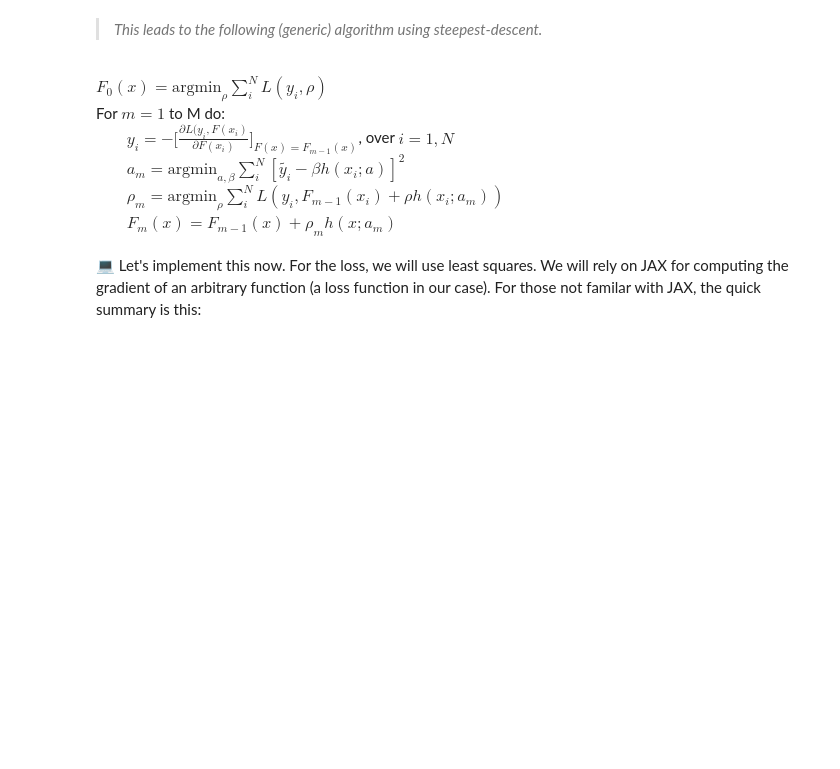
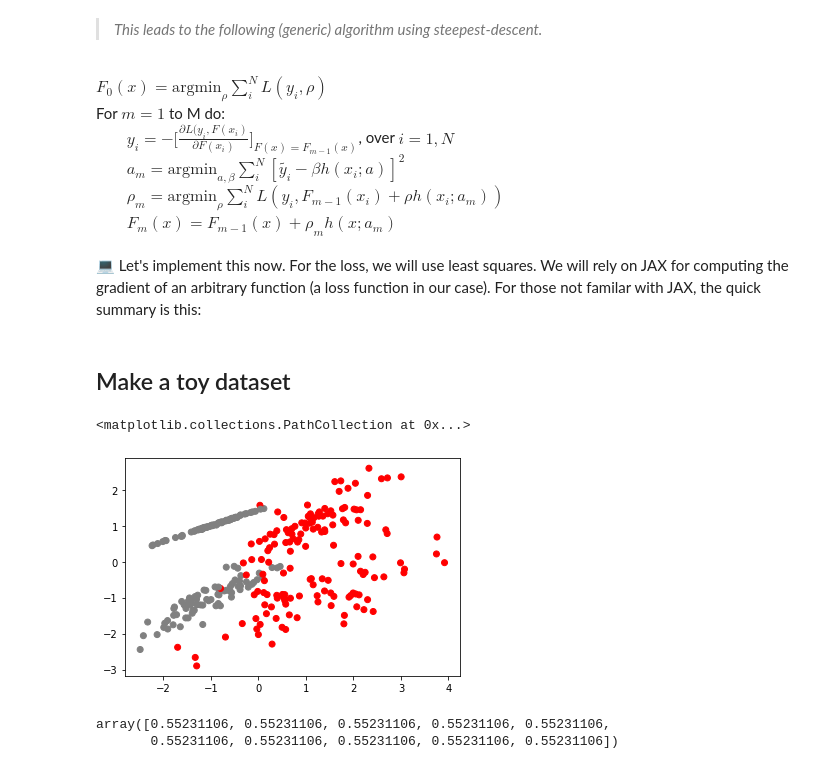
Before and after one commit to mattsgithub/papers-deconstructed, a Jupyter notebook: greedy_function_approximation_a_gradient_boosting_machine.ipynb, the cells around one changed output. Drawn from its saved outputs; the diff is of its cells as text; code cells hidden in the pictures; blank space fills up the shorter version.

```diff
--- a/greedy_function_approximation_a_gradient_boosting_machine.ipynb
+++ b/greedy_function_approximation_a_gradient_boosting_machine.ipynb
@@ -628,3 +635,36 @@ class GBM():
             y_hat = y_hat - self.step_size * grad_hat
 
         return y_hat
+# %% [markdown]
+## Make a toy dataset
+# %%
+from sklearn.datasets import make_classification
+
+X, y = make_classification(n_samples=300,
+                           n_features=2,
+                           n_redundant=0,
+                           random_state=22)
+plt.scatter(X[:,0], X[:, 1], color=['red' if yi else 'gray' for yi in y])
+# %% [output]
+<matplotlib.collections.PathCollection at 0x...>
+[figure, added]
+# %%
+from scipy.special import expit
+from sklearn.tree import DecisionTreeRegressor
+
+def logistic_loss_fn(y, y_hat):
+    y_hat = expit(y_hat)
+    loss = -sum([y_i * np.log(y_hat_i) + (1. - y_i) * np.log(1. - y_hat_i) for y_i, y_hat_i in zip(y, y_hat)])
+    return loss
+
+model = GBM(loss_fn=logistic_loss_fn,
+            booster=DecisionTreeRegressor(),
+            n_boost=10,
+            step_size=0.01)
+
+model.fit(X, y)
+y_train_hat = model.predict(X)
+y_train_hat[:10]
+# %% [output]
+array([0.55231106, 0.55231106, 0.55231106, 0.55231106, 0.55231106,
+       0.55231106, 0.55231106, 0.55231106, 0.55231106, 0.55231106])
```
Also changed, not shown: parts of 1 cell of this notebook.
